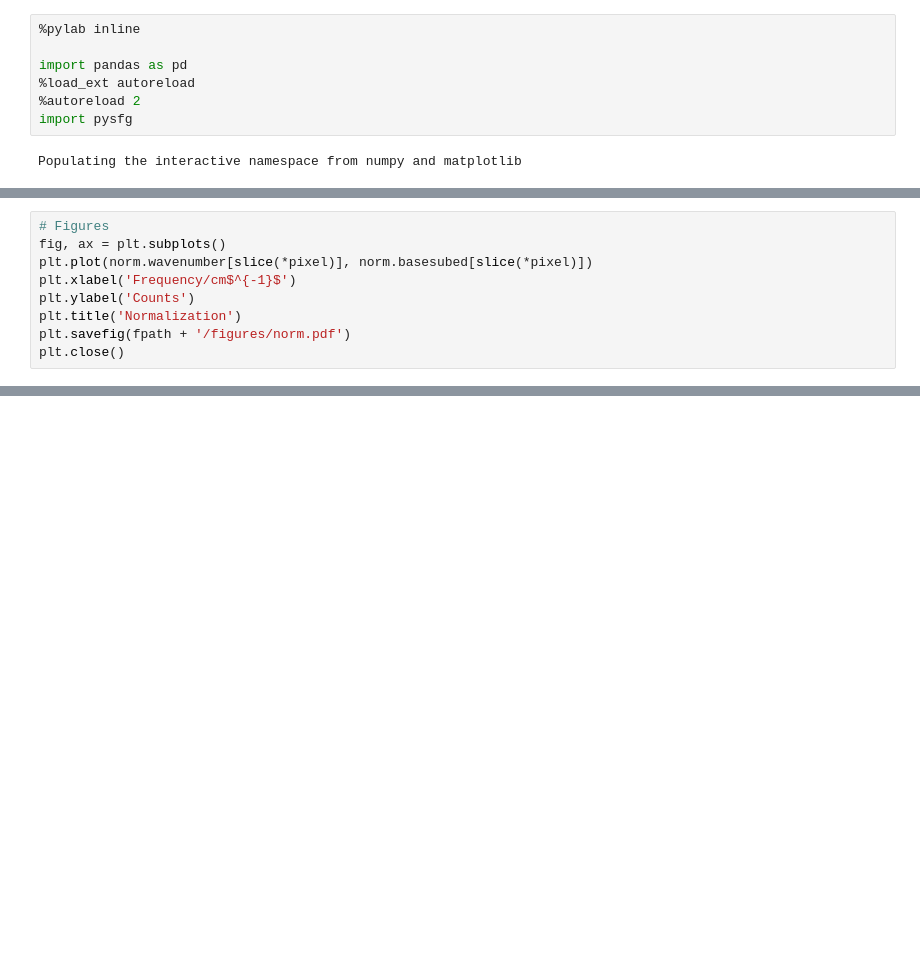
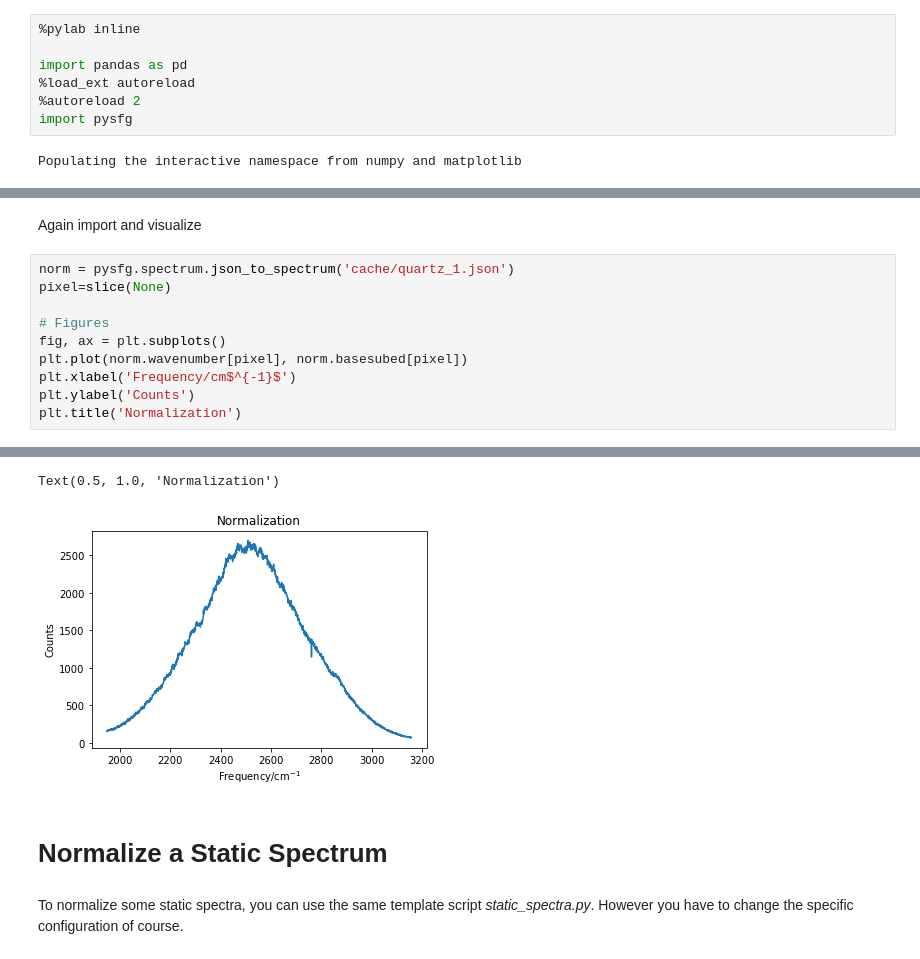
Before and after one commit to deisi/pysfg, a Jupyter notebook: templates/vivian.ipynb, the cells around one changed output, grey strips where cells are left out. Drawn from its saved outputs; the diff is of its cells as text; blank space fills up the shorter version.

```diff
--- a/templates/vivian.ipynb
+++ b/templates/vivian.ipynb
@@ -16,9 +79,13 @@ AttributeError: 'ArgumentParser' object has no attribute 'debug_level'
+# %% [markdown]
+Again import and visualize
 # %%
+norm = pysfg.spectrum.json_to_spectrum('cache/quartz_1.json')
+pixel=slice(None)
+
 # Figures
 fig, ax = plt.subplots()
-plt.plot(norm.wavenumber[slice(*pixel)], norm.basesubed[slice(*pixel)])
+plt.plot(norm.wavenumber[pixel], norm.basesubed[pixel])
 plt.xlabel('Frequency/cm$^{-1}$')
 plt.ylabel('Counts')
 plt.title('Normalization')
-plt.savefig(fpath + '/figures/norm.pdf')
-plt.close()
+# %% [output]
@@ -24,0 +93,6 @@ plt.close()
+Text(0.5, 1.0, 'Normalization')
+[figure, added]
+# %% [markdown]
+# Normalize a Static Spectrum
+# %% [markdown]
+To normalize some static spectra, you can use the same template script *static_spectra.py*. However you have to change the specific configuration of course.
```
Also changed, not shown: parts of 11 cells of this notebook, 23 other files.
